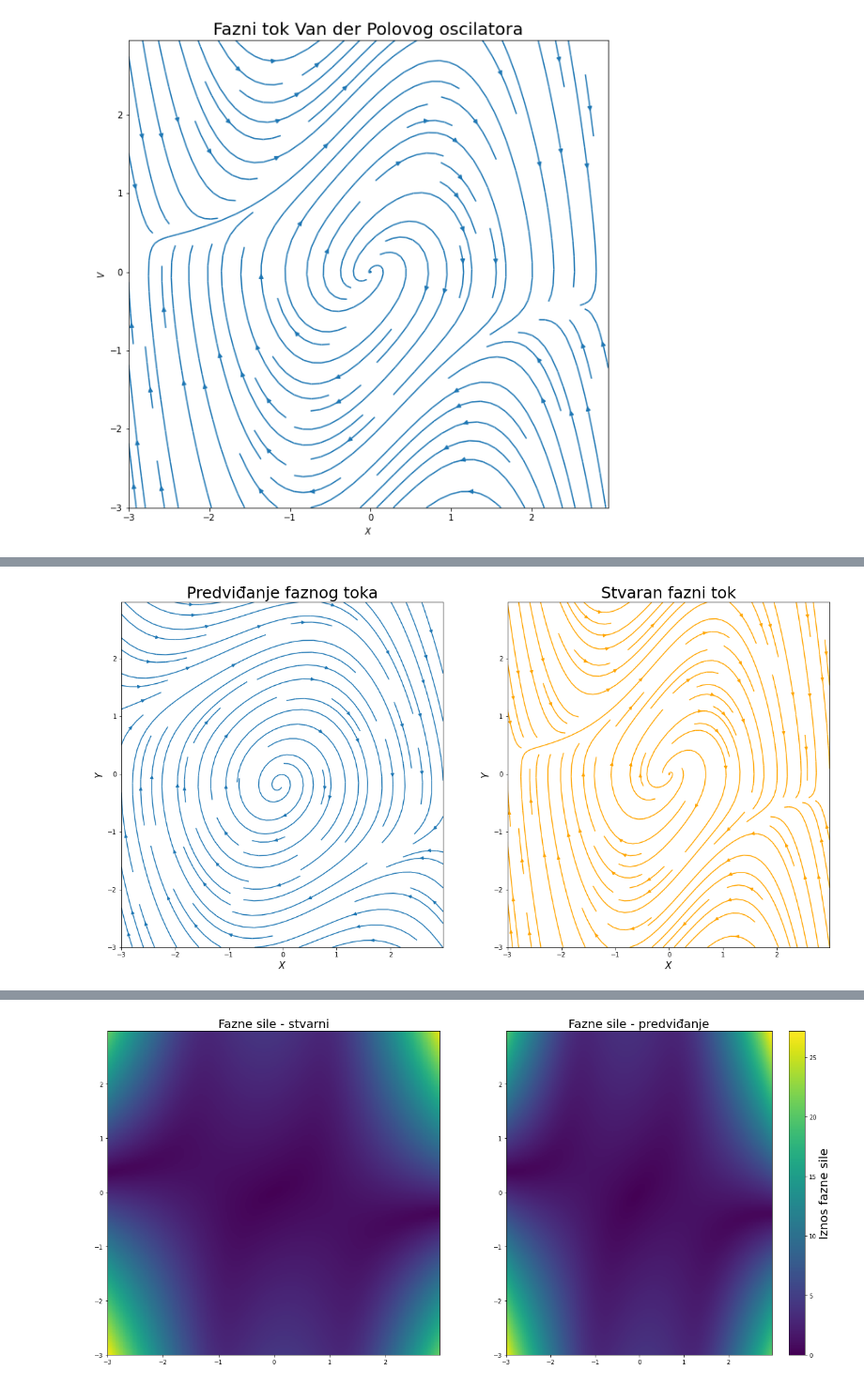
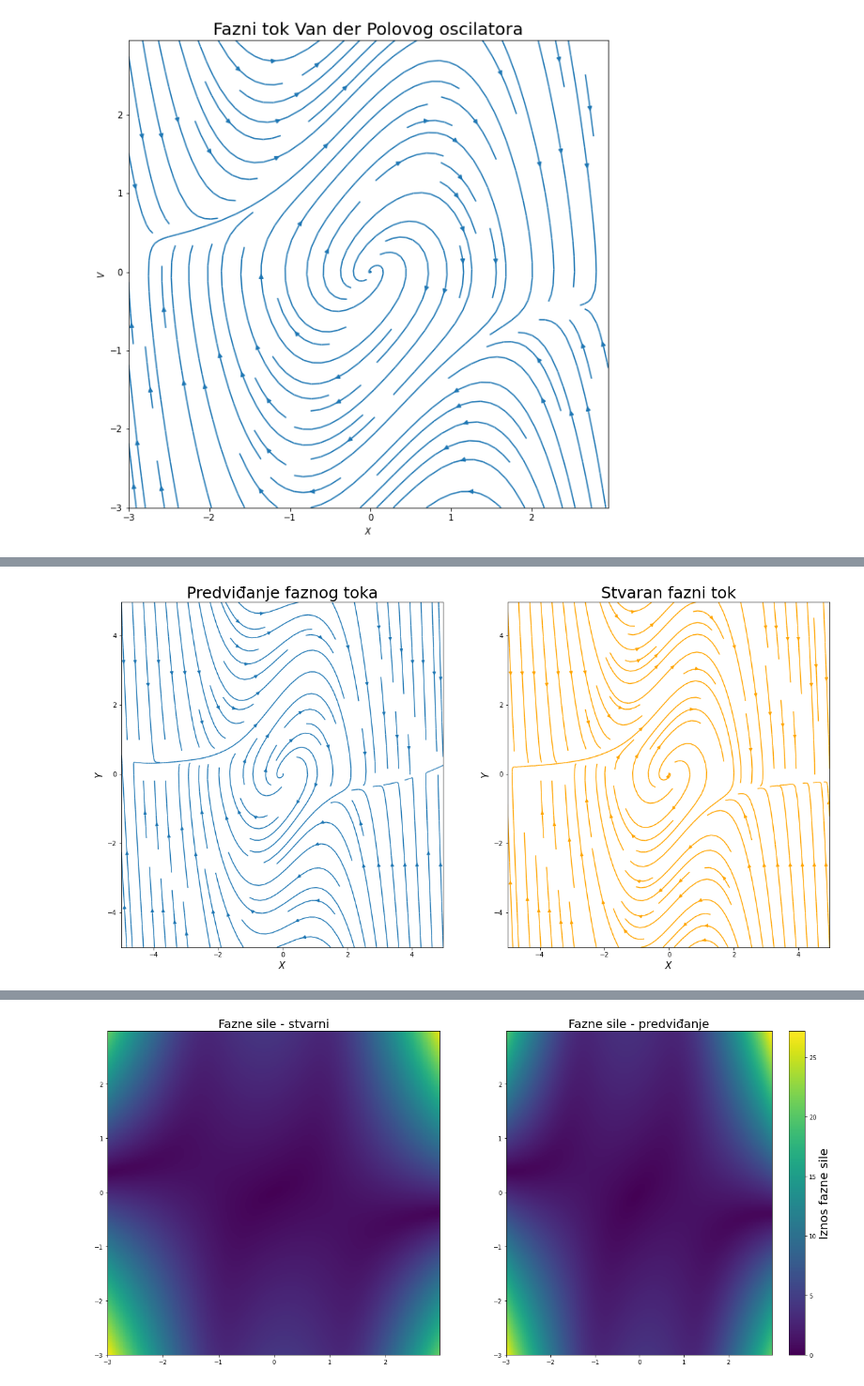
Before and after one commit to mirksonius/VDP_NN, a Jupyter notebook: nerual_net_VDP.ipynb, the cells around one changed output, grey strips where cells are left out. Shown at 94% size. Drawn from its saved outputs; the diff is of its cells as text; code cells hidden in the pictures.

```diff
--- a/nerual_net_VDP.ipynb
+++ b/nerual_net_VDP.ipynb
@@ -145,40 +145,40 @@ model.evaluate(testX,testY)
 # %%
 #Provjera kako model radi na nasumično odabranim točkama
 #Cilj mu je pogoditi fazni tok u točku odnosno diferencijanu jednadžbu
-x_mesh = arange(-3,3,6/300)
-y_mesh = arange(-3,3,6/300)
+x_mesh = arange(-5,5,10/300)
+y_mesh = arange(-5,5,10/300)
 u = zeros((len(x_mesh),len(x_mesh)))
 v = zeros((len(x_mesh),len(x_mesh)))
 
 data =[]
 for i in range(len(x_mesh)):
     for j in range(len(y_mesh)):
         data.append([x_mesh[j],y_mesh[i]])
 
 
 data = array(data)
 pred = model.predict(data)
 pred =pred.reshape(300,300,2)
 
 
 for i in range(len(x_mesh)):
     for j in range(len(y_mesh)):
         u[j,i],v[j,i] = vector_field(x_mesh[i],y_mesh[j])
 
 
 frame,fig = plt.subplots(1,2,figsize = (20,10))
 fig[0].streamplot(x_mesh,y_mesh,pred[:,:,0],pred[:,:,1],density = 1)
 fig[1].streamplot(x_mesh,y_mesh,u,v,density = 1,color ="orange")
 fig[0].set_title("Predviđanje faznog toka",fontsize = 25)
 fig[1].set_title("Stvaran fazni tok",fontsize = 25)
 fig[0].set_xlabel(r"$X$",fontsize = 15)
 fig[0].set_ylabel(r"$Y$",fontsize = 15)
 fig[1].set_xlabel(r"$X$",fontsize = 15)
 fig[1].set_ylabel(r"$Y$",fontsize = 15)
 print()
 frame.savefig("Usporedba")
 # %% [output]
-[figure, old version]
+[figure, new version]
 # %%
 frame,fig = plt.subplots(figsize = (10,10))
 dns = 1
```
Also changed, not shown: parts of 11 cells of this notebook.
